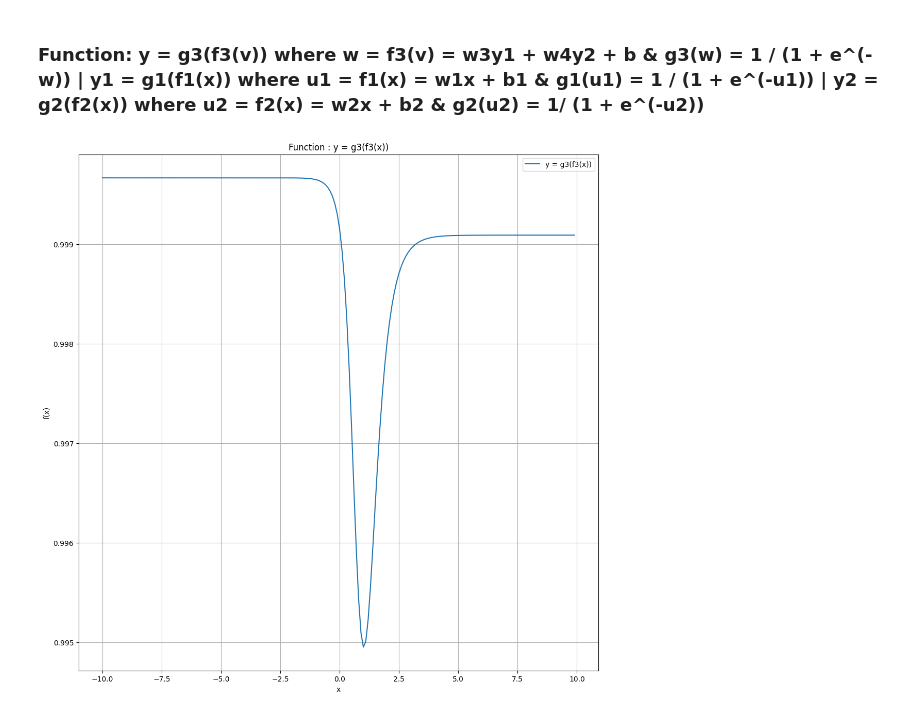
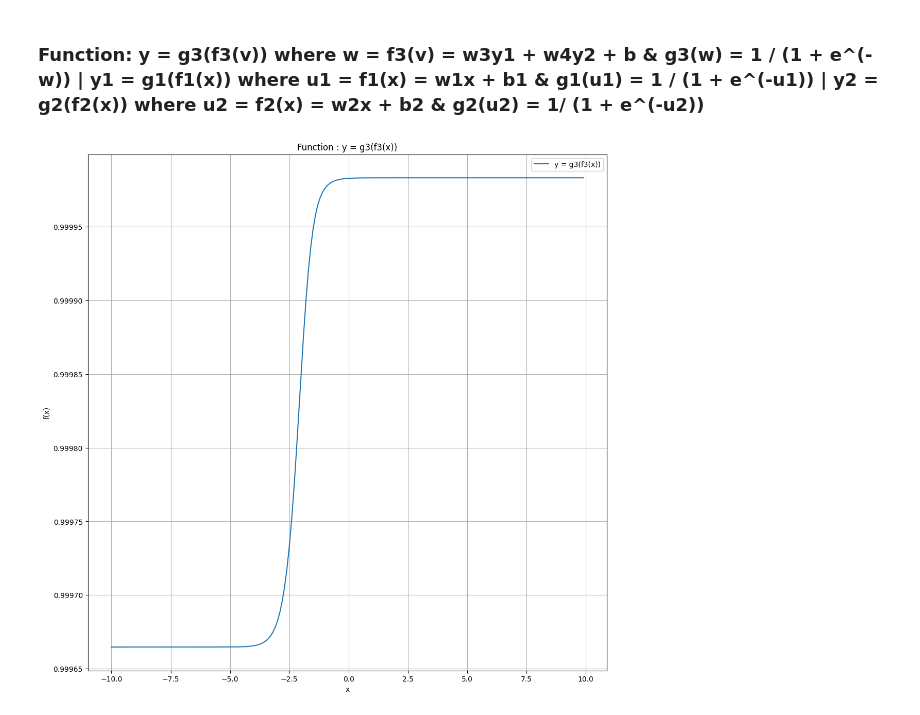
Before and after one commit to ahnafshahrear/Artificial-Intelligence-Lab, a Jupyter notebook: Assignment 1/linear-nonlinear-functions.ipynb, the cells around one changed output. Cells and saved outputs as stored; diff of their text form; code cells hidden in the pictures.

```diff
--- a/Assignment 1/linear-nonlinear-functions.ipynb
+++ b/Assignment 1/linear-nonlinear-functions.ipynb
@@ -114,25 +114,27 @@ plt.show()
 # %% [markdown]
 ### Function: y = g3(f3(v)) where w = f3(v) = w3y1 + w4y2 + b & g3(w) = 1 / (1 + e^(-w)) | y1 = g1(f1(x)) where u1 = f1(x) = w1x + b1 & g1(u1) = 1 / (1 + e^(-u1)) | y2 = g2(f2(x)) where u2 = f2(x) = w2x + b2 & g2(u2) = 1/ (1 + e^(-u2))
 # %%
-w1, b1 = 2, -3
+w1 = -3
+b1 = -5
 u1 = w1 * x + b1
 y1 = 1 / (1 + np.exp(-u1))
 
-w2, b2 = -3, 1
+w2 = 3
+b2 = 5
 u2 = w2 * x + b2
 y2 = 1 / (1 + np.exp(-u2))
 
-w3, w4 = 3, 4
-f3 = w3 * y1 + w4 * y2 + b
-y = 1 / (1 + np.exp(-f3))
+w3 = 4
+w4 = 7
+y = 1 / (1 + np.exp(-(w3 * y1 + w4 * y2 + b)))
 
 plt.figure(figsize = figure_size, dpi = 100)
 plt.title("Function : y = g3(f3(x))")
 plt.xlabel("x")
 plt.ylabel("f(x)")
 plt.plot(x, y, marker = "", label = "y = g3(f3(x))")
 plt.grid()
 plt.legend()
 plt.show()
 # %% [output]
-[figure, old version]
+[figure, new version]
```
